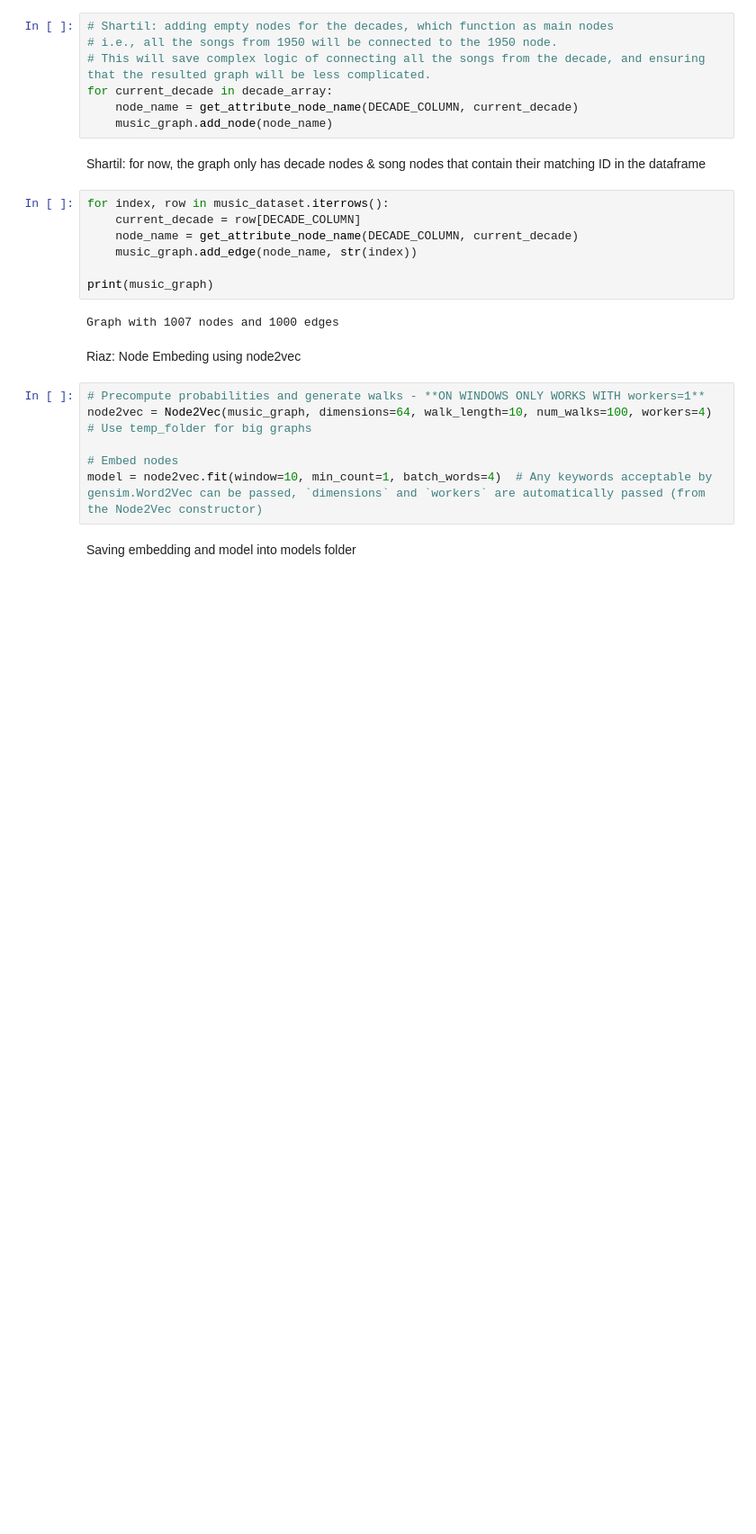
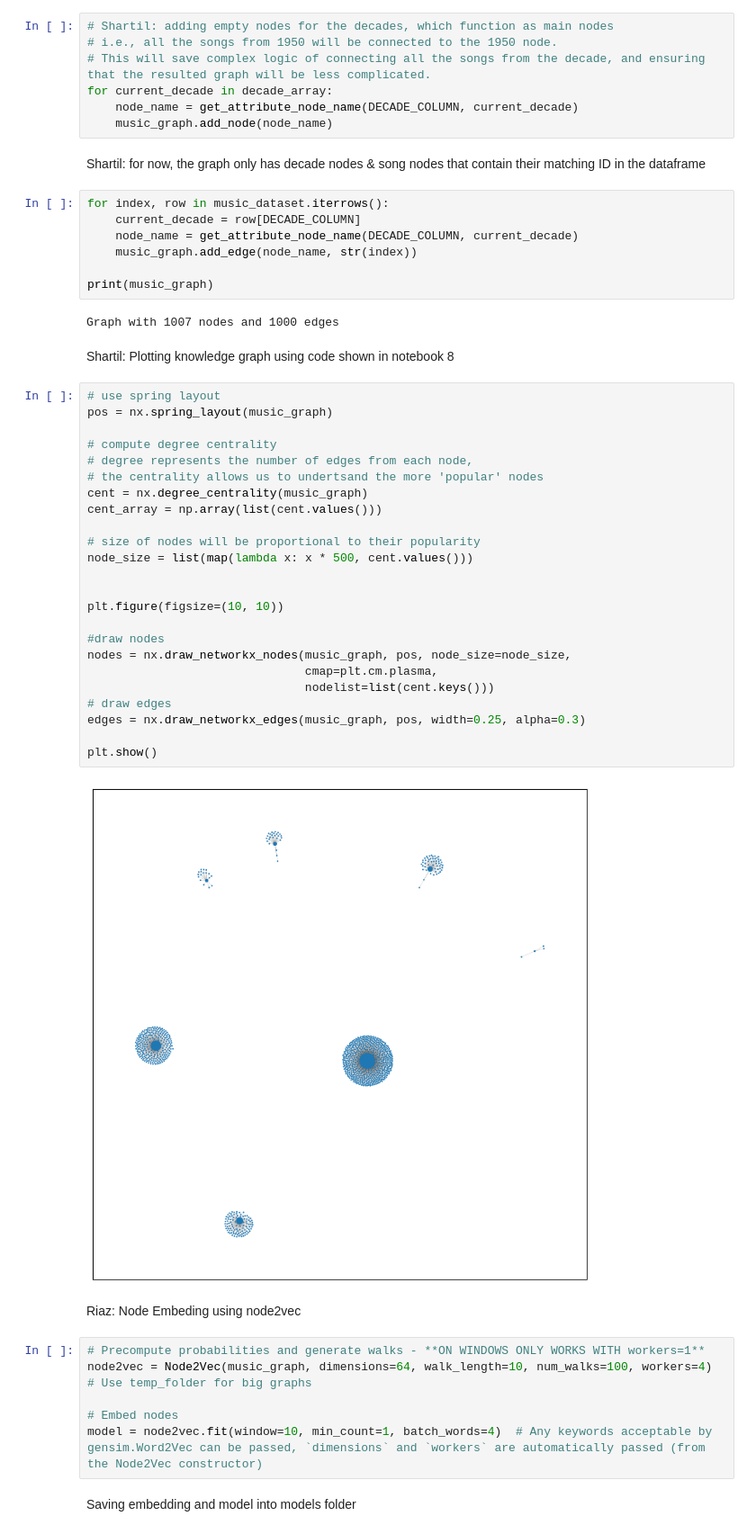
Before and after one commit to mega5800/Music-Recommendation-System, a Jupyter notebook: Code/experimental_code.ipynb, the cells around one changed output. Shown at 90% size. Cells and saved outputs as stored; diff of their text form; blank space fills up the shorter version.

Commit message:
added a plot for the knowledge graph

```diff
--- a/Code/experimental_code.ipynb
+++ b/Code/experimental_code.ipynb
@@ -328,6 +328,34 @@ for index, row in music_dataset.iterrows():
 print(music_graph)
 # %% [output]
 Graph with 1007 nodes and 1000 edges
+# %% [markdown]
+Shartil: Plotting knowledge graph using code shown in notebook 8
+# %%
+# use spring layout
+pos = nx.spring_layout(music_graph)
+
+# compute degree centrality
+# degree represents the number of edges from each node,
+# the centrality allows us to undertsand the more 'popular' nodes
+cent = nx.degree_centrality(music_graph)
+cent_array = np.array(list(cent.values()))
+
+# size of nodes will be proportional to their popularity
+node_size = list(map(lambda x: x * 500, cent.values()))
+
+
+plt.figure(figsize=(10, 10))
+
+#draw nodes
+nodes = nx.draw_networkx_nodes(music_graph, pos, node_size=node_size,
+                               cmap=plt.cm.plasma,
+                               nodelist=list(cent.keys()))
+# draw edges
+edges = nx.draw_networkx_edges(music_graph, pos, width=0.25, alpha=0.3)
+
+plt.show()
+# %% [output]
+[figure, added]
 # %% [markdown]
 Riaz: Node Embeding using node2vec
 # %%
```
Also changed, not shown: parts of 2 cells of this notebook, 2 other files.
